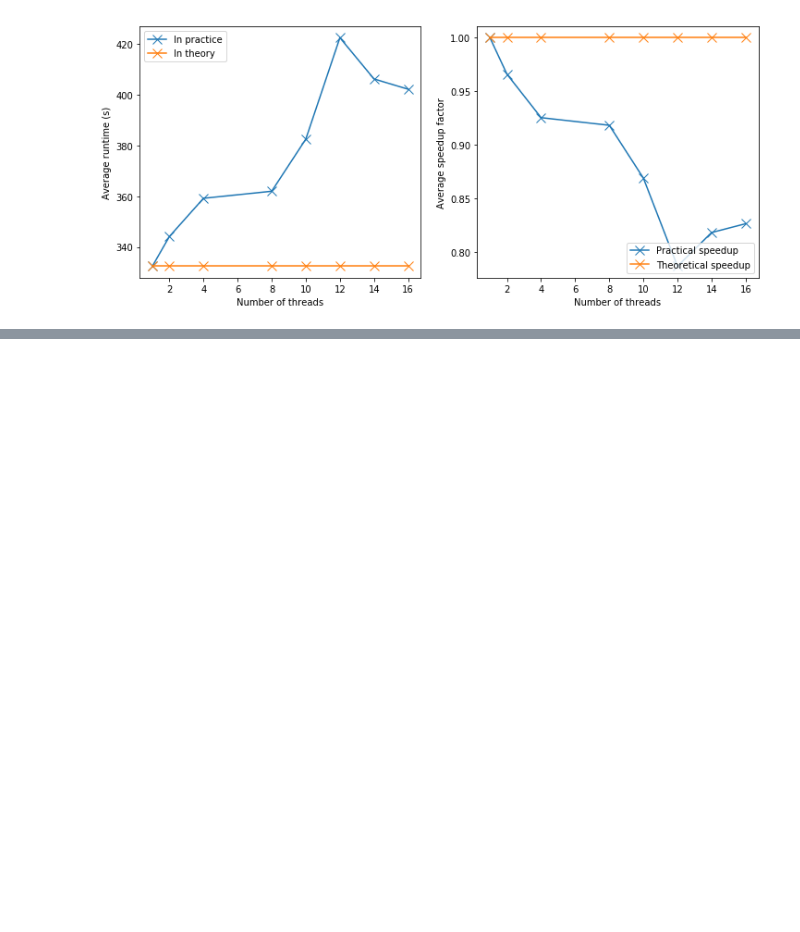
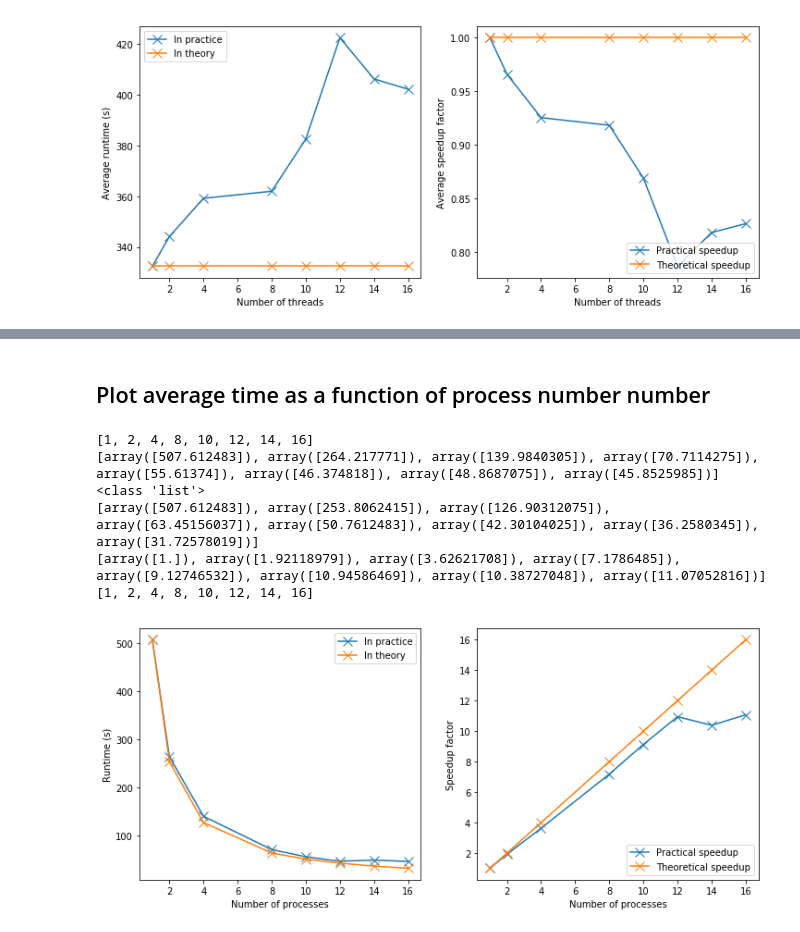
Before and after one commit to tcrasset/Wave-propagation, a Jupyter notebook: Scripts/plot.ipynb, the cells around one changed output, grey strips where cells are left out. Saved outputs shown, nothing was run; the diff lists cells and outputs as text; code cells hidden in the pictures; blank space fills up the shorter version.

Commit message:
Compute strong scaling for implicit

```diff
--- a/Scripts/plot.ipynb
+++ b/Scripts/plot.ipynb
@@ -387,0 +390,14 @@ fig.savefig("Weakscaling_threads_runtime_speedup.svg")
+# %%
+directory = "/home/tom/Documents/Uliege/Master2/HPC/Project2/Report/stats/strongscaling/implicit"
+files = [filename for filename in os.listdir(directory) if filename.startswith("statistics_strongscaling_implicit")]
+print(files)
+
+all_dataframes = []
+for f in files:
+
+    part_df = pd.read_csv(os.path.join(directory,f), header=0)
+
+    if not part_df.empty:
+        all_dataframes.append(part_df[0:1])
+
+combined_df = pd.concat(all_dataframes)
@@ -387,0 +426,3 @@ fig.savefig("Weakscaling_threads_runtime_speedup.svg")
+# %%
+groupby_df = combined_df.groupby(['Number of processes','Number of threads']).median().reset_index()
+groupby_df
@@ -387,0 +446,52 @@ fig.savefig("Weakscaling_threads_runtime_speedup.svg")
+# %% [markdown]
+## Plot average time as a function of process number number
+# %%
+# Plot average time as a function of process number
+fig, (ax1, ax2) = plt.subplots(1,2, figsize=(12,5))
+
+meanTimePerNbThreads = []
+theoreticalMeanTime = []
+uniqueProcesses = groupby_df['Number of processes'].unique()
+for index,i in enumerate(uniqueProcesses):
+    condition = (groupby_df['Number of processes'] == i) & (groupby_df['Number of threads'] == 1)
+    meanTimePerNbThreads.append(groupby_df[condition]['Time per process'].values)
+
+meanTime = [x for y, x in sorted(zip(uniqueProcesses, meanTimePerNbThreads))]
+# meanTime = meanTimePerNbThreads
+nbProcess = sorted(uniqueProcesses)
+print(nbProcess)
+print(meanTime)
+print(type(meanTimePerNbThreads))
+
+ax1.plot(nbProcess, meanTimePerNbThreads, marker='x',markersize=10)
+
+for i in nbProcess:
+    theoreticalMeanTime.append(meanTime[0]/i)
+
+print(theoreticalMeanTime)
+ax1.plot(nbProcess, theoreticalMeanTime, marker='x',markersize=10)
+ax1.set(ylabel="Runtime (s)",xlabel="Number of processes")
+ax1.legend(["In practice","In theory"],loc='best')
+
+# Plot speedup factor as a function of process number
+speedUp = []
+theoreticalSpeedUp = []
+for i in range(0,len(meanTime)):
+    speedUp.append(meanTime[0]/meanTime[i])
+    theoreticalSpeedUp.append(meanTime[0]/meanTime[i])
+print(speedUp)
+print(nbProcess)
+ax2.plot(nbProcess, speedUp, marker='x',markersize=10)
+ax2.plot(nbProcess, nbProcess, marker='x',markersize=10)
+ax2.set(ylabel="Speedup factor", xlabel="Number of processes")
+ax2.legend(["Practical speedup", "Theoretical speedup"], loc  ='lower right')
+
+fig.savefig("Implicit_runtime_Speedup_processes.svg")
+# %% [output]
+[1, 2, 4, 8, 10, 12, 14, 16]
+[array([507.612483]), array([264.217771]), array([139.9840305]), array([70.7114275]), array([55.61374]), array([46.374818]), array([48.8687075]), array([45.8525985])]
+<class 'list'>
+[array([507.612483]), array([253.8062415]), array([126.90312075]), array([63.45156037]), array([50.7612483]), array([42.30104025]), array([36.2580345]), array([31.72578019])]
+[array([1.]), array([1.92118979]), array([3.62621708]), array([7.1786485]), array([9.12746532]), array([10.94586469]), array([10.38727048]), array([11.07052816])]
+[1, 2, 4, 8, 10, 12, 14, 16]
+[figure, added]
```
Also changed, not shown: parts of 11 cells of this notebook.
